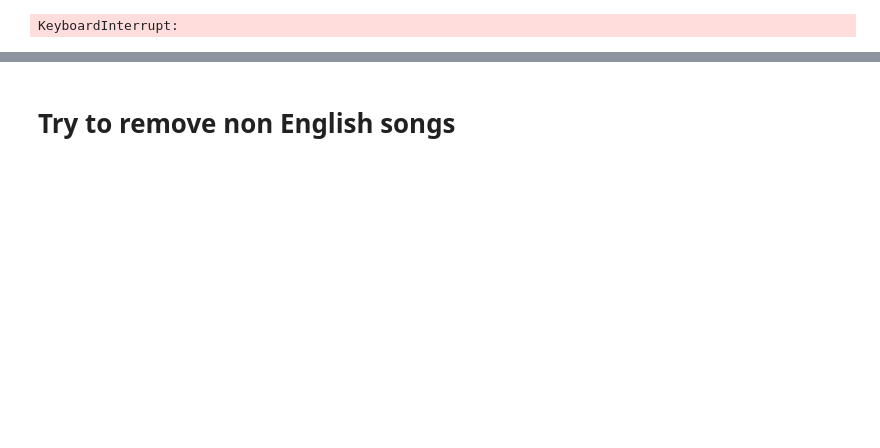
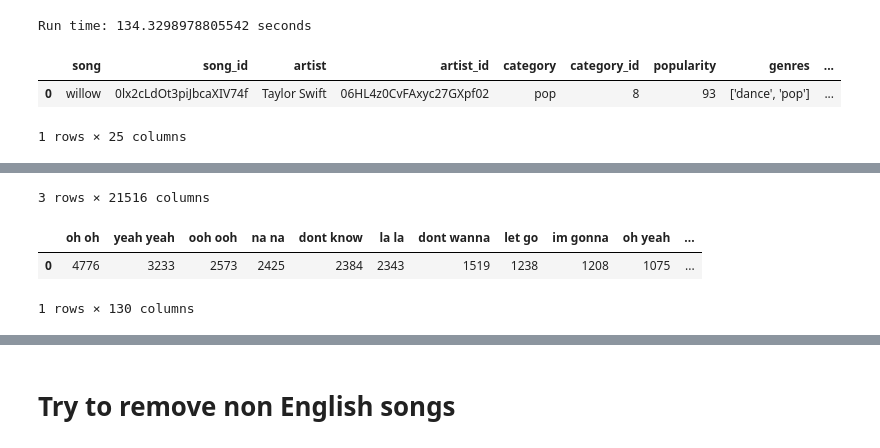
Before and after one commit to hannahkidwell/NLP-Spotify-Genres, a Jupyter notebook: Notebooks/term_frequencies/cooccurring_term_frequencies.ipynb, the cells around one changed output, grey strips where cells are left out. Drawn from its saved outputs; the diff is of its cells as text; code cells hidden in the pictures; blank space fills up the shorter version.

Commit message:
Updated Data and Notebooks folders and .gitignore

```diff
--- a/Notebooks/term_frequencies/cooccurring_term_frequencies.ipynb
+++ b/Notebooks/term_frequencies/cooccurring_term_frequencies.ipynb
@@ -9,11 +9,14 @@ import re
 t0 = time.time()
 nlp_df = pd.read_csv('../../Data/nlp_df.csv')
 lyric_TF_df = pd.read_csv('../../Data/lyric_TF.csv')
-cooccurring_words_df = pd.read_csv('../../Data/top_cooccurring_words.csv')
+top_cooccurring_TF_df = pd.read_csv('../../Data/top_cooccurring_TF.csv')
 t1 = time.time()
 print(f'Run time: {t1-t0} seconds')
-display(nlp_df.head(3))
+display(nlp_df.head(1))
 display(lyric_TF_df.head(3))
-cooccurring_words_df.head(3)
+top_cooccurring_TF_df
 # %% [output]
-KeyboardInterrupt:
+Run time: 134.3298978805542 seconds
+|  | song | song_id | artist | artist_id | category | category_id | popularity | genres | ... |
+| 0 | willow | 0lx2cLdOt3piJbcaXIV74f | Taylor Swift | 06HL4z0CvFAxyc27GXpf02 | pop | 8 | 93 | ['dance', 'pop'] | ... |
+1 rows × 25 columns
@@ -20,3 +27,7 @@ KeyboardInterrupt:
+3 rows × 21516 columns
+|  | oh oh | yeah yeah | ooh ooh | na na | dont know | la la | dont wanna | let go | im gonna | oh yeah | ... |
+| 0 | 4776 | 3233 | 2573 | 2425 | 2384 | 2343 | 1519 | 1238 | 1208 | 1075 | ... |
+1 rows × 130 columns
 # %%
 # Create a list of all words, unique word counts, and filtered words
 t0 = time.time()
```
Also changed, not shown: parts of 11 cells of this notebook, 2 other files.
